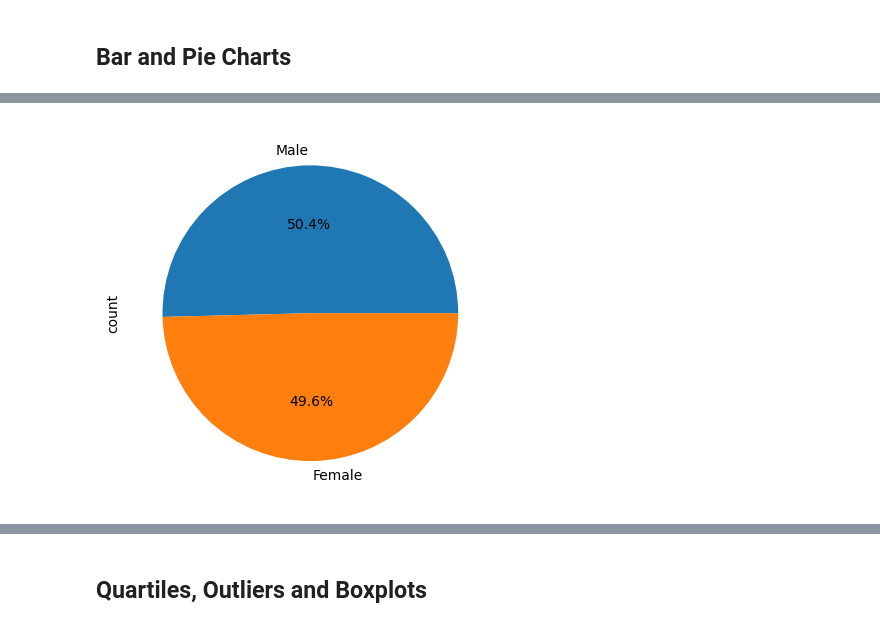
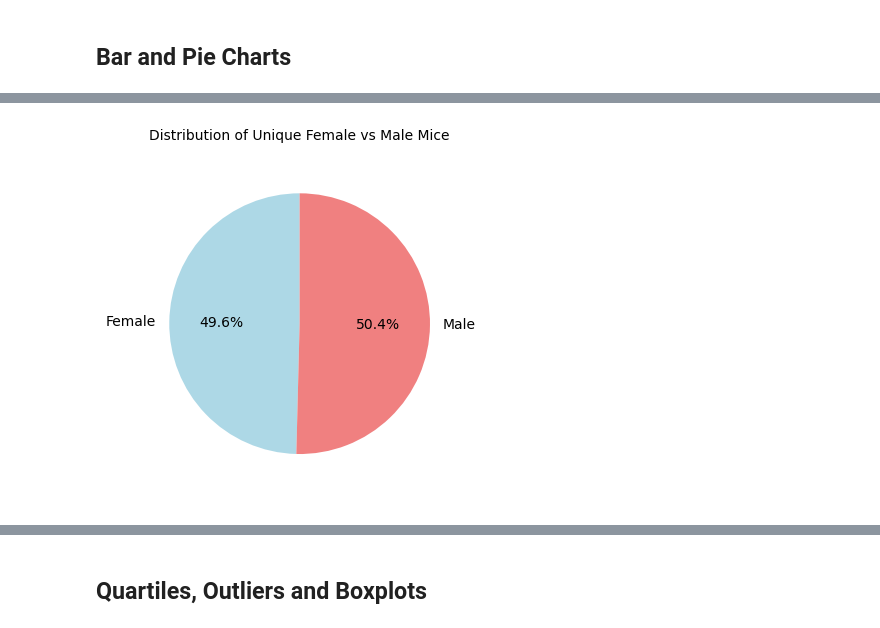
Before and after one commit to karlaflopezm/Matplot_Challenge, a Jupyter notebook: pymaceuticals.ipynb, the cells around one changed output, grey strips where cells are left out. Drawn from its saved outputs; the diff is of its cells as text; code cells hidden in the pictures.

```diff
--- a/pymaceuticals.ipynb
+++ b/pymaceuticals.ipynb
@@ -32,0 +34,4 @@ study_results = pd.read_csv(study_results_path)
+# %%
+study_results = pd.read_csv(STUDY_RESULTS_PATH)
+print(study_results.shape)
+study_results.head()
@@ -32,0 +46,5 @@ study_results = pd.read_csv(study_results_path)
+# %%
+# Combine the data into a single DataFrame
+merged_data = pd.merge(study_results, mouse_metadata, on="Mouse ID")
+# Display the data table for preview
+merged_data
@@ -35,8 +69,10 @@ study_results = pd.read_csv(study_results_path)
 # %% [output]
 249
 # %%
-# Our data should be uniquely identified by Mouse ID and Timepoint
+# Our data should be uniquely identified by Mouse ID and Timepoint.
 # Get the duplicate mice by ID number that shows up for Mouse ID and Timepoint.
+duplicate_mice = merged_data.loc[merged_data.duplicated(subset = ["Mouse ID", "Timepoint"]), "Mouse ID"].unique()
+duplicate_mice
 # %% [output]
 array(['g989'], dtype=object)
 # %%
@@ -59,4 +101,6 @@ array(['g989'], dtype=object)
 # %%
 # Create a clean DataFrame by dropping the duplicate mouse by its ID.
+clean_data = merged_data[merged_data["Mouse ID"].isin(duplicate_mice)==False]
+clean_data
 # %% [output]
 |  | Mouse ID | Timepoint | Tumor Volume (mm3) | Metastatic Sites | Drug Regimen | Sex | Age_months | ... |
@@ -122,9 +230,17 @@ array(['g989'], dtype=object)
 # %%
-# Generate a pie chart, using Pandas, showing the distribution of unique female versus male mice used in the study
-
+# Generate a pie chart, using pyplot, showing the distribution of unique female versus male mice used in the study
 # Get the unique mice with their gender
-
+sex_distribution = clean_data.groupby("Sex")["Mouse ID"].nunique()
 
 # Make the pie chart
+labels = sex_distribution.index
+sizes = sex_distribution.values
+colors = ["lightblue", "lightcoral"]
+plt.figure(figsize=(4, 4))
+plt.pie(sizes, labels=labels, autopct='%1.1f%%', startangle=90, colors=colors, textprops={'fontsize': 10})
+plt.title("Distribution of Unique Female vs Male Mice", fontsize=10)
+plt.axis('equal')
+plt.tight_layout()
+plt.show()
 # %% [output]
-[figure, old version]
+[figure, new version]
```
Also changed, not shown: parts of 29 cells of this notebook.
